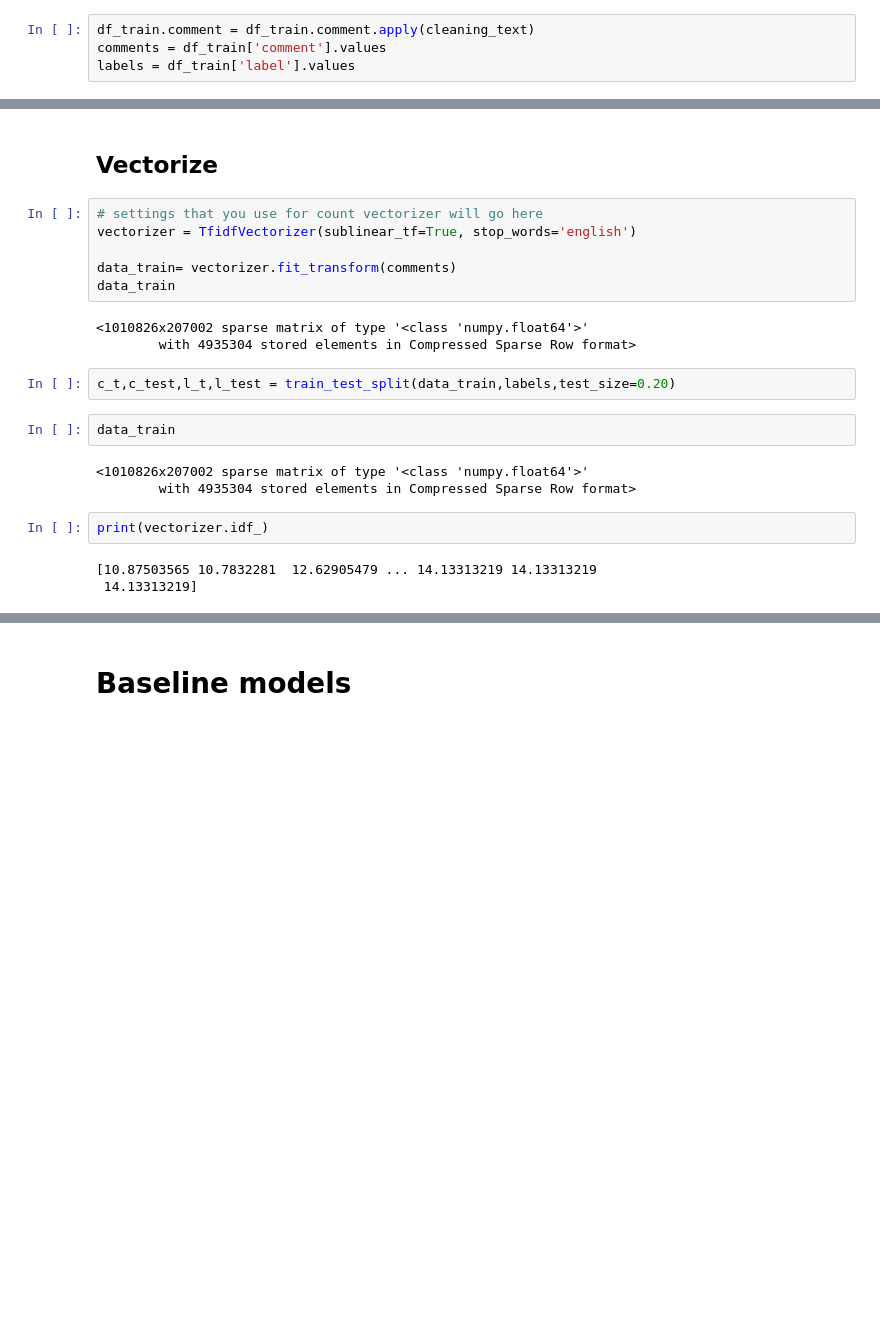
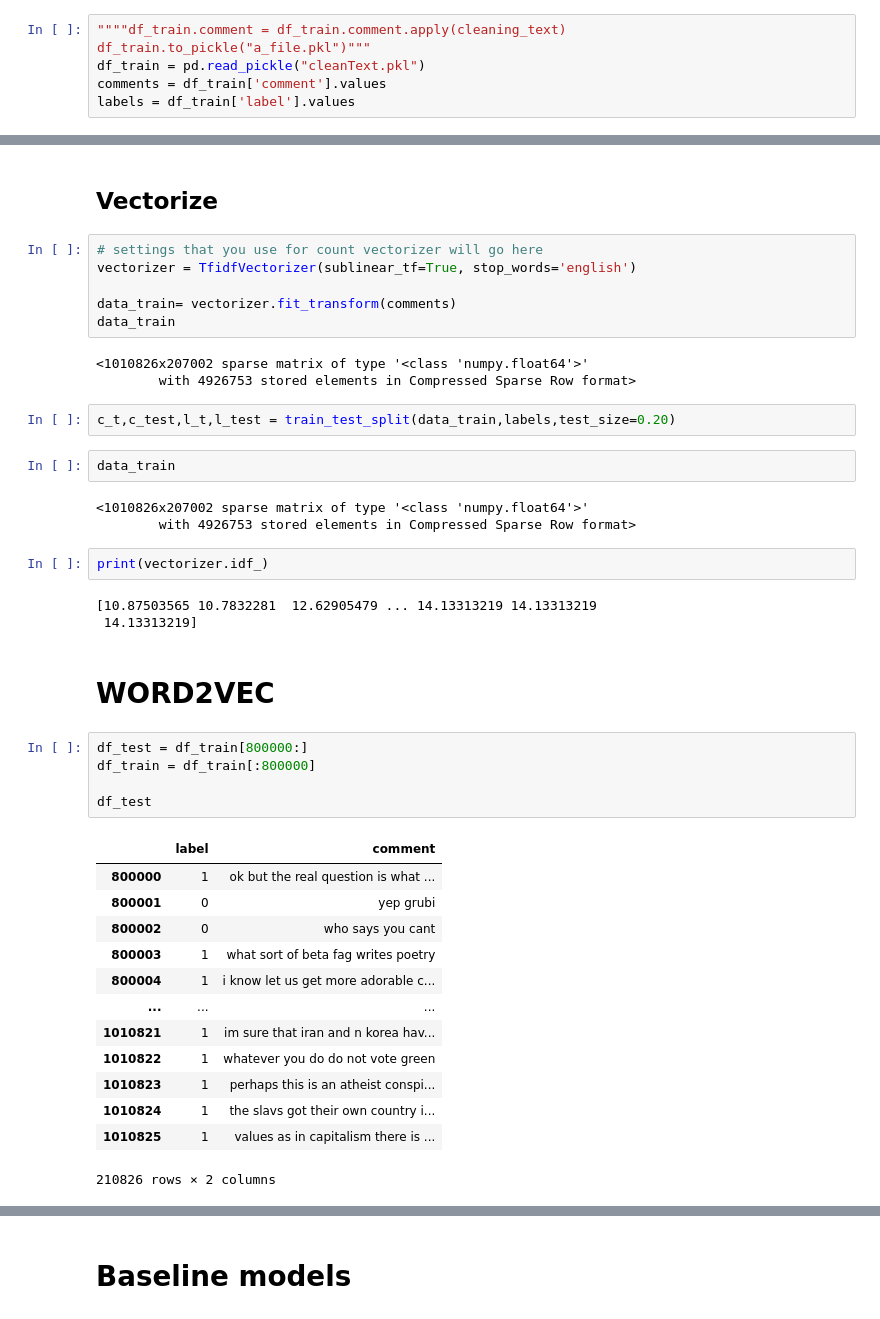
Before and after one commit to LyndaATT/Sarcasm-Detection-on-Reddit, a Jupyter notebook: sarcasm detectionModel.ipynb, the cells around one changed output, grey strips where cells are left out. Saved outputs shown, nothing was run; the diff lists cells and outputs as text; blank space fills up the shorter version.

```diff
--- a/sarcasm detectionModel.ipynb
+++ b/sarcasm detectionModel.ipynb
@@ -189,7 +204,9 @@ def cleaning_text(s):
     s = re.sub('[ ]{2,}', ' ', s).strip()
     return s
 # %%
-df_train.comment = df_train.comment.apply(cleaning_text)
+""""df_train.comment = df_train.comment.apply(cleaning_text)
+df_train.to_pickle("a_file.pkl")"""
+df_train = pd.read_pickle("cleanText.pkl")
 comments = df_train['comment'].values
 labels = df_train['label'].values
 # %%
@@ -233,16 +250,37 @@ data_train= vectorizer.fit_transform(comments)
 data_train
 # %% [output]
 <1010826x207002 sparse matrix of type '<class 'numpy.float64'>'
-        with 4935304 stored elements in Compressed Sparse Row format>
+        with 4926753 stored elements in Compressed Sparse Row format>
 # %%
 c_t,c_test,l_t,l_test = train_test_split(data_train,labels,test_size=0.20)
 # %%
 data_train
 # %% [output]
 <1010826x207002 sparse matrix of type '<class 'numpy.float64'>'
-        with 4935304 stored elements in Compressed Sparse Row format>
+        with 4926753 stored elements in Compressed Sparse Row format>
 # %%
 print(vectorizer.idf_)
 # %% [output]
 [10.87503565 10.7832281  12.62905479 ... 14.13313219 14.13313219
  14.13313219]
+# %% [markdown]
+# WORD2VEC
+# %%
+df_test = df_train[800000:]
+df_train = df_train[:800000]
+
+df_test
+# %% [output]
+|  | label | comment |
+| 800000 | 1 | ok but the real question is what ... |
+| 800001 | 0 | yep grubi |
+| 800002 | 0 | who says you cant |
+| 800003 | 1 | what sort of beta fag writes poetry |
+| 800004 | 1 | i know let us get more adorable c... |
+| ... | ... | ... |
+| 1010821 | 1 | im sure that iran and n korea hav... |
+| 1010822 | 1 | whatever you do do not vote green |
+| 1010823 | 1 | perhaps this is an atheist conspi... |
+| 1010824 | 1 | the slavs got their own country i... |
+| 1010825 | 1 | values as in capitalism there is ... |
+210826 rows × 2 columns
```
Also changed, not shown: parts of 46 cells of this notebook.
